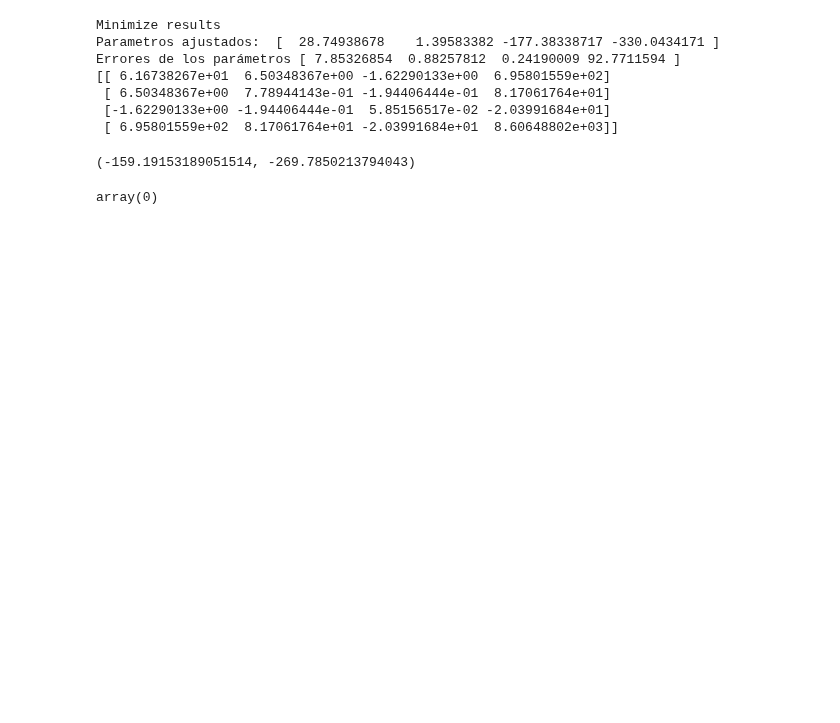
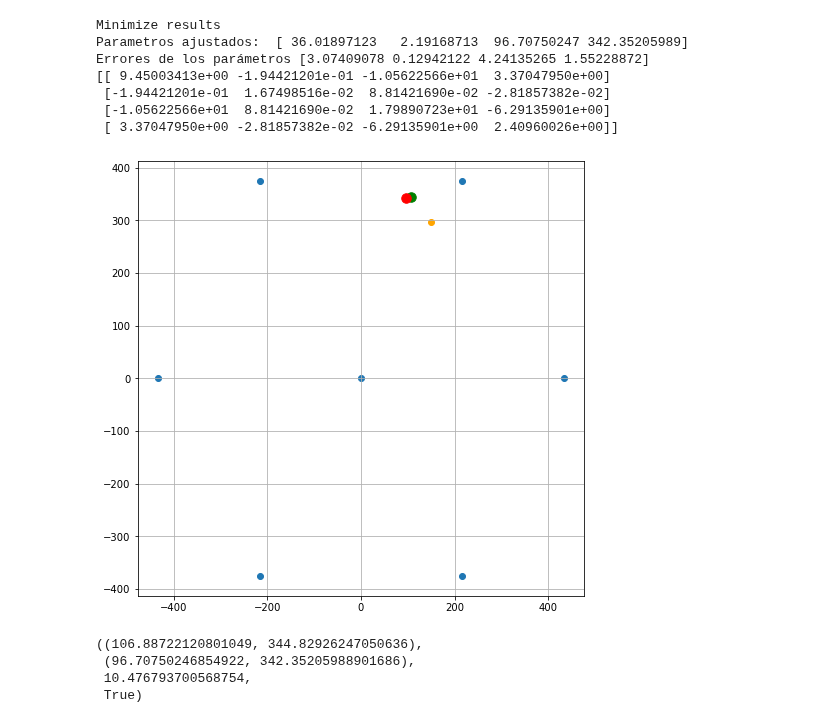
Before and after one commit to alexispacek/lab, a Jupyter notebook: Core no fijo.ipynb, the cells around one changed output. Saved outputs shown, nothing was run; the diff lists cells and outputs as text; code cells hidden in the pictures; blank space fills up the shorter version.

```diff
--- a/Core no fijo.ipynb
+++ b/Core no fijo.ipynb
@@ -10,15 +11,19 @@ import math as math
 def powerlaw(r, s0, b):
     # r0 no es variable aleatoria
     r0 = 300
-    return s0*(r/r0)**(-b)
+    return s0*(r0/r)**(b)
 
 def baricentro(signal,det_pos):
-    bari_x = signal[0]*det_pos[0][0]
-    bari_y = signal[0]*det_pos[0][1]
-    sum_s = np.sum(signal)
-    for i in range(1,len(signal)):
-        bari_x += signal[i]*det_pos[i][0]
-        bari_y += signal[i]*det_pos[i][1]
+    sum_s = 0
+    bari_x = 0
+    bari_y = 0
+    for i in range(len(det_pos)):
+
+        if signal[i] > 2:
+            bari_x += signal[i]*det_pos[i][0]
+            bari_y += signal[i]*det_pos[i][1]
+            sum_s  += signal[i]
+
     return(bari_x/sum_s,bari_y/sum_s)
 
 
@@ -35,15 +40,16 @@ def funcion_costo2(theta,x_pos,y_pos,signal_sim,zenith,azimuth,ysigma):
         costo = np.zeros_like(s0)
 
         for (dist_x,dist_y,y1,sigma1) in zip(x_pos,y_pos,signal_sim,ysigma):
+
             dist = getDistances(dist_x,dist_y,x_core,y_core,zenith,azimuth)[0]
             yfit = powerlaw(dist, s0, b)
             residuo = y1 - yfit
-            z = (residuo / sigma1)**2
-            costo += z
+            z = (residuo / sigma1)
+            costo += z*z
 
         return costo
 
-costo2 = lambda theta: funcion_costo2(theta,x_det,y_det,y_random,zenith,azimuth,sigma)
+costo2 = lambda theta: funcion_costo2(theta,x_det,y_det,y_random1,zenith,azimuth,sigma)
 
 def in_hex(poli):
     path = mpltPath.Path(poli)
@@ -107,7 +113,7 @@ for i in range(len(detectores_pos)):
 #Defino parametros de LDF
 r0 = 300 #metros
 s0 = 35 #VEM
-angulo = 20
+angulo = 0
 zenith = simZenith(-angulo,angulo)[0]
 azimuth = simZenith(-angulo,angulo)[1]
 b = 2.1
@@ -130,26 +136,35 @@ sigma = np.sqrt(y_random)
 core_est_x = baricentro(y_random,detectores_pos)[0]
 core_est_y = baricentro(y_random,detectores_pos)[1]
 # %%
-res = minimize(costo2, x0=(30,1,core_est_x,core_est_y),tol=1e-10)
+res = minimize(costo2, x0=(30,1,core_est_x,core_est_y))
+#print(res)
 print('Minimize results')
 print("Parametros ajustados: ", res.x)
 cova = 2*res.hess_inv
 par_error = np.sqrt(np.diagonal(cova))
-print("Errores de los parámetros", par_error)
+print('Errores de los parámetros', par_error)
 print(cova)
 # %% [output]
 Minimize results
-Parametros ajustados:  [  28.74938678    1.39583382 -177.38338717 -330.0434171 ]
-Errores de los parámetros [ 7.85326854  0.88257812  0.24190009 92.7711594 ]
-[[ 6.16738267e+01  6.50348367e+00 -1.62290133e+00  6.95801559e+02]
- [ 6.50348367e+00  7.78944143e-01 -1.94406444e-01  8.17061764e+01]
- [-1.62290133e+00 -1.94406444e-01  5.85156517e-02 -2.03991684e+01]
- [ 6.95801559e+02  8.17061764e+01 -2.03991684e+01  8.60648802e+03]]
+Parametros ajustados:  [ 36.01897123   2.19168713  96.70750247 342.35205989]
+Errores de los parámetros [3.07409078 0.12942122 4.24135265 1.55228872]
+[[ 9.45003413e+00 -1.94421201e-01 -1.05622566e+01  3.37047950e+00]
+ [-1.94421201e-01  1.67498516e-02  8.81421690e-02 -2.81857382e-02]
+ [-1.05622566e+01  8.81421690e-02  1.79890723e+01 -6.29135901e+00]
+ [ 3.37047950e+00 -2.81857382e-02 -6.29135901e+00  2.40960026e+00]]
-# %%
-random_point
-# %% [output]
-(-159.19153189051514, -269.7850213794043)
-# %%
-np.zeros_like(1)
-# %% [output]
-array(0)
+# %%
+plt.figure(figsize=(8,8))
+plt.scatter(pointsx,pointsy)
+plt.scatter(core_est_x,core_est_y,c='orange')
+plt.scatter(random_point[0],random_point[1],s = 90,c='green')
+plt.scatter(res.x[2],res.x[3],s = 90,c='red')
+plt.grid()
+# %% [output]
+[figure, added]
+# %%
+random_point,(res.x[2],res.x[3]),getDistances(random_point[0],random_point[1],res.x[2],res.x[3],0,0)[0],res.success
+# %% [output]
+((106.88722120801049, 344.82926247050636),
+ (96.70750246854922, 342.35205988901686),
+ 10.476793700568754,
+ True)
```
Also changed, not shown: parts of 5 cells of this notebook.
